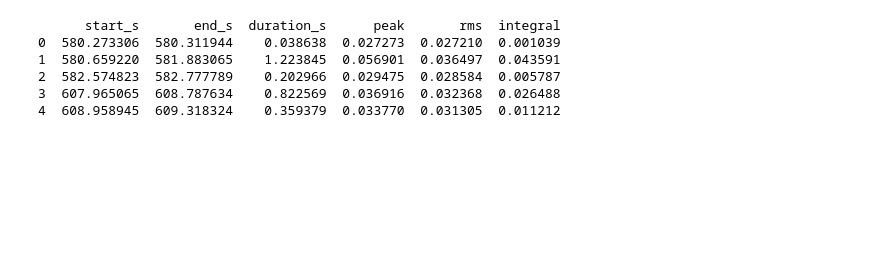
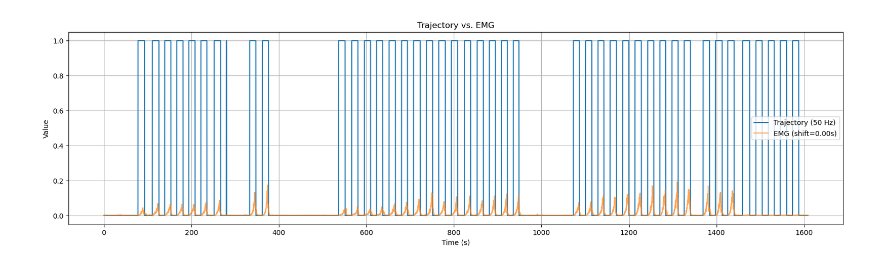
Before and after one commit to ok701/cdrr_data_analysis, a Jupyter notebook: experiment/algorithm/ann_ran/emg.ipynb, the cells around one changed output. Cells and saved outputs as stored; diff of their text form; code cells hidden in the pictures; blank space fills up the shorter version.

```diff
--- a/experiment/algorithm/ann_ran/emg.ipynb
+++ b/experiment/algorithm/ann_ran/emg.ipynb
@@ -298,39 +176,27 @@ print(df_feat.head())
-# %%
-import numpy as np
-import pandas as pd
-from scipy.signal import hilbert
-
-env = signal_smoothed                # 4단계 결과
-t = np.arange(len(env)) / Fs         # 시간축 (초)
-
-# 1. 기준선·임계값 잡기 (baseline 0.5초)
-baseline = env[:int(0.5*Fs)]
-th = baseline.mean() + 3*baseline.std()
-
-# 2. 활성 구간(on/off) 찾기
-active = env > th
-changes = np.diff(active.astype(int))
-onsets  = np.where(changes ==  1)[0]
-offsets = np.where(changes == -1)[0]
-
-# 3. 수축별 Feature
-features = []
-for on, off in zip(onsets, offsets):
-    seg = env[on:off]
-    features.append({
-        'start_s': on/Fs,
-        'end_s':   off/Fs,
-        'duration_s': (off-on)/Fs,
-        'peak': seg.max(),
-        'rms': np.sqrt(np.mean(seg**2)),
-        'integral': np.trapz(seg, dx=1/Fs)
-    })
-df_feat = pd.DataFrame(features)
-print(df_feat.head())
-# %% [output]
-      start_s       end_s  duration_s      peak       rms  integral
-0  580.273306  580.311944    0.038638  0.027273  0.027210  0.001039
-1  580.659220  581.883065    1.223845  0.056901  0.036497  0.043591
-2  582.574823  582.777789    0.202966  0.029475  0.028584  0.005787
-3  607.965065  608.787634    0.822569  0.036916  0.032368  0.026488
-4  608.958945  609.318324    0.359379  0.033770  0.031305  0.011212
+# %%
+traj = tdms[group]['Trajectory'][:]    # Trajectory 로드 (값은 0/1)
+t_traj = np.arange(len(traj)) / 50      # Trajectory의 시간축 (50Hz 가정)
+
+# signal_smoothed: EMG 원본 (≈2148Hz)
+t_emg = np.arange(len(signal_smoothed)) / Fs_emg  # EMG의 시간축 (≈1259Hz)
+
+#    예: EMG가 Trajectory보다 1.2초 늦게 시작된 경우, EMG 시간축에서 1.2초를 빼준다.
+#    (반대로 EMG가 앞서 있다면 음수가 아닌 양수로 넣으면 됨)
+
+
+# 4) 플롯
+plt.figure(figsize=(20, 5))
+
+# 4-1. Trajectory (50Hz)
+plt.plot(t_traj, traj, color='C0', label='Trajectory (50 Hz)')
+
+plt.plot(t_emg + shift_sec, signal_smoothed, color='C1', alpha=0.7, label=f'EMG (shift={shift_sec:.2f}s)')
+
+plt.xlabel('Time (s)')
+plt.ylabel('Value')
+plt.title('Trajectory vs. EMG')
+plt.legend()
+plt.grid(True)
+plt.show()
+# %% [output]
+[figure, added]
```
Also changed, not shown: parts of 21 cells of this notebook, 53 other files.
